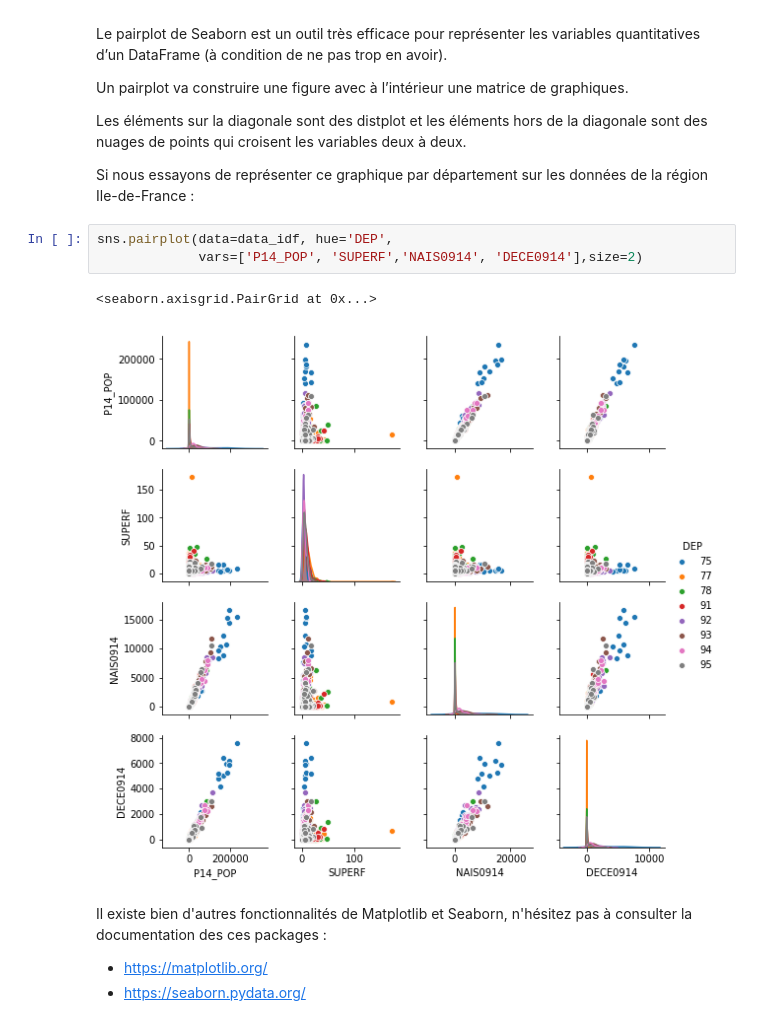
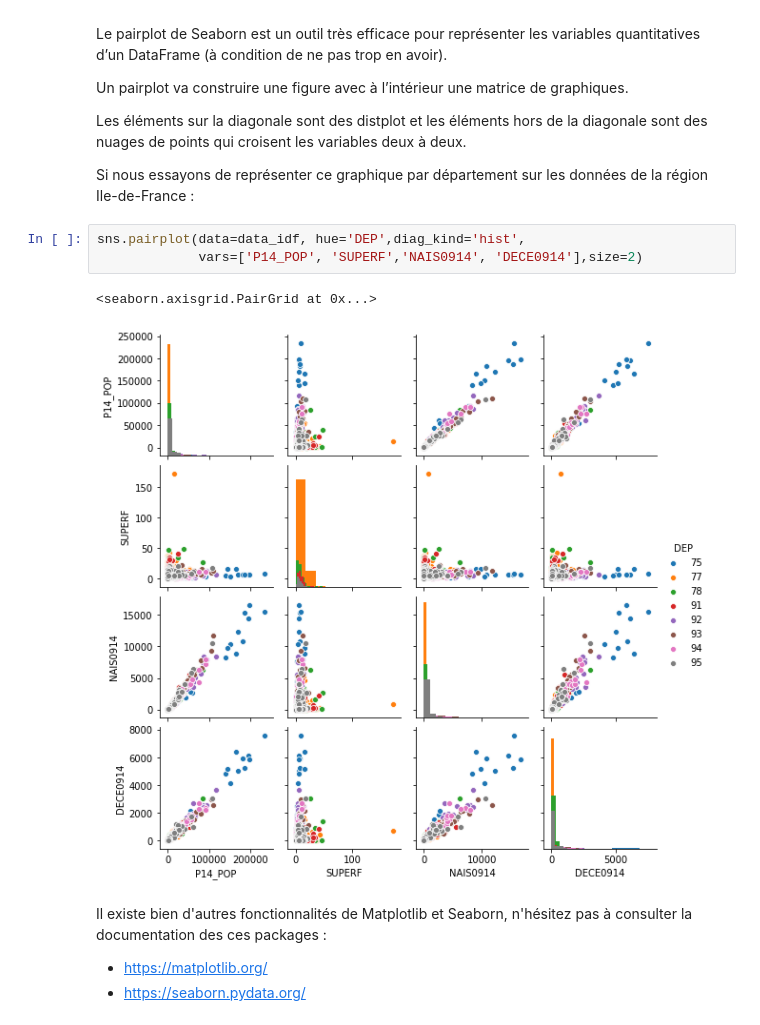
Before and after one commit to stat4decision/python-data-lbp-fev20, a Jupyter notebook: 06_Data_visualisation_matplotlib_seaborn.ipynb, the cells around one changed output. Drawn from its saved outputs; the diff is of its cells as text.

```diff
--- a/06_Data_visualisation_matplotlib_seaborn.ipynb
+++ b/06_Data_visualisation_matplotlib_seaborn.ipynb
@@ -211,11 +257,11 @@ Les éléments sur la diagonale sont des distplot et les éléments hors de la d
 Si nous essayons de représenter ce graphique par département sur les données
 de la région Ile-de-France :
 # %%
-sns.pairplot(data=data_idf, hue='DEP',
+sns.pairplot(data=data_idf, hue='DEP',diag_kind='hist',
              vars=['P14_POP', 'SUPERF','NAIS0914', 'DECE0914'],size=2)
 # %% [output]
 <seaborn.axisgrid.PairGrid at 0x...>
-[figure, old version]
+[figure, new version]
 # %% [markdown]
 Il existe bien d'autres fonctionnalités de Matplotlib et Seaborn, n'hésitez pas à consulter la documentation des ces packages :
 - https://matplotlib.org/
```
Also changed, not shown: parts of 13 cells of this notebook, 7 other files.
